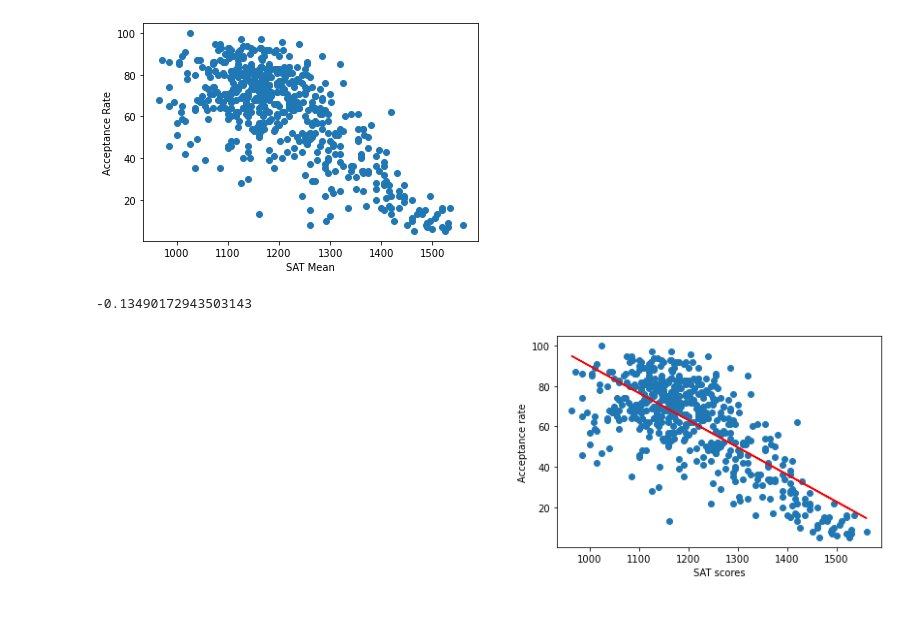
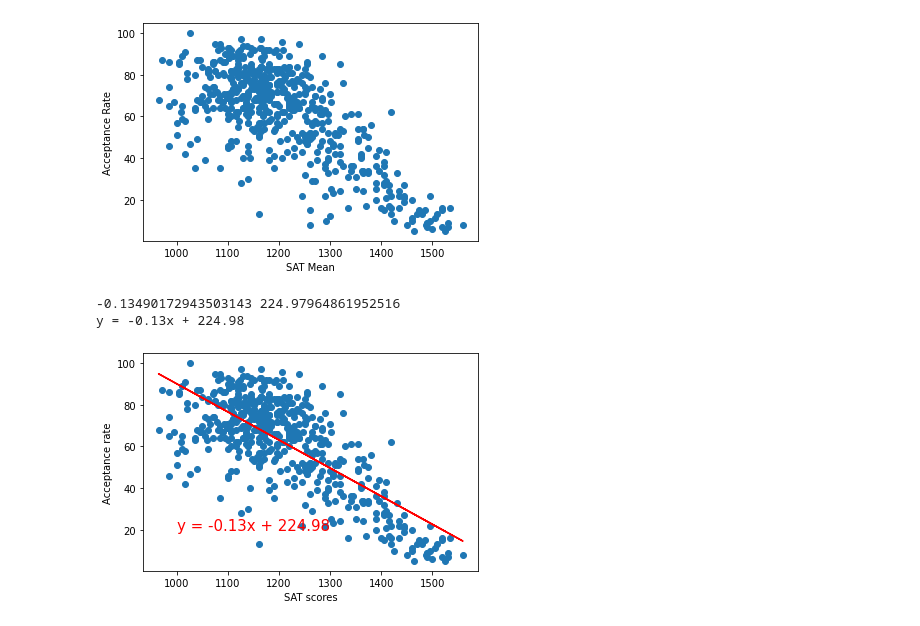
Before and after one commit to Amasterw/UR_FinalProject, a Jupyter notebook: lin_reg.ipynb, the cells around one changed output. Saved outputs shown, nothing was run; the diff lists cells and outputs as text; code cells hidden in the pictures.

```diff
--- a/lin_reg.ipynb
+++ b/lin_reg.ipynb
@@ -71,17 +71,19 @@ Text(0, 0.5, 'Acceptance Rate')
 # %%
 # Add the linear regression equation and line to plot
 x_values = df2["SAT mean"]
 y_values = df2["Acceptance Rate"]
 (slope, intercept, rvalue, pvalue, stderr) = linregress(x_values, y_values)
-print(slope)
+print(slope,intercept)
+print(line_eq)
 regress_values = x_values * slope + intercept
 line_eq = "y = " + str(round(slope,2)) + "x + " + str(round(intercept,2))
 plt.scatter(x_values,y_values)
 plt.plot(x_values,regress_values,"r-")
-plt.annotate(line_eq,(16,20),fontsize=15,color="red")
+plt.annotate(line_eq,(1000,20),fontsize=15,color="red")
 plt.xlabel('SAT scores')
 plt.ylabel('Acceptance rate')
 plt.show()
 # %% [output]
--0.13490172943503143
+-0.13490172943503143 224.97964861952516
+y = -0.13x + 224.98
-[figure, old version]
+[figure, new version]
```
Also changed, not shown: parts of 16 cells of this notebook, 7 other files.
